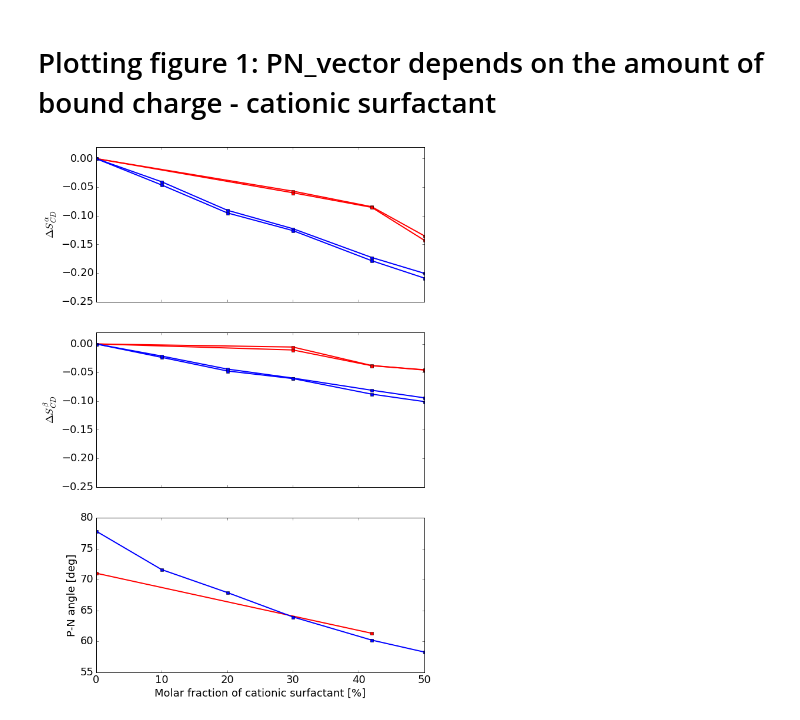
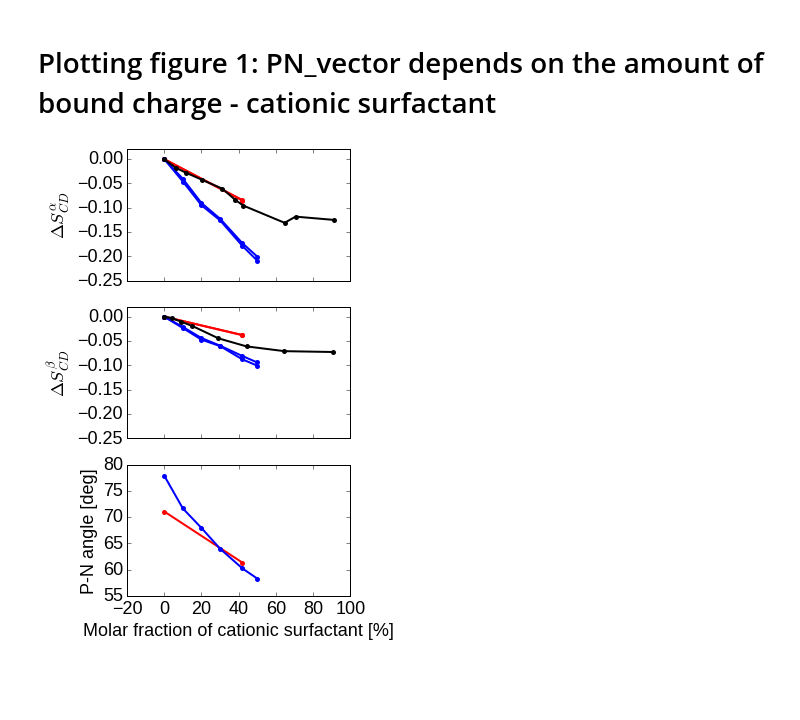
Before and after one commit to ohsOllila/NMRlipids_VI-NewIonModel, a Jupyter notebook: Fig/ipython_nb/Plot_PNs_OPs_L14_ECCLipid17_q80_sig89_surf.ipynb, the cells around one changed output. Saved outputs shown, nothing was run; the diff lists cells and outputs as text; code cells hidden in the pictures; blank space fills up the shorter version.

Commit message:
Improved figure with OP&PN changes to cationic surfactant - includes experimental data and changes fromat to eps.

```diff
--- a/Fig/ipython_nb/Plot_PNs_OPs_L14_ECCLipid17_q80_sig89_surf.ipynb
+++ b/Fig/ipython_nb/Plot_PNs_OPs_L14_ECCLipid17_q80_sig89_surf.ipynb
@@ -240,0 +181,23 @@ print pndata_l14
+# %%
+exp_filenames = []
+experiments = {}
+freq_to_scd = 0.00748
+# find files with the experimental values as read from figure4 in scherer89
+for f in locate("sceherer89fig4*C16.dat", root=os.curdir+"/../../../Data"):
+    exp_filenames.append(f)
+    freq_sign = 1.0
+    if "ALPHA" in f:
+        op_name = 'alpha'
+    elif "BETA" in f:
+        op_name = 'beta'
+        freq_sign = -1.0
+    else:
+        print "There's no string >ALPHA< nor >BETA< in file \n {}\n This should not happen, check code...".format(f)
+    # load data into numpy array: col0=c, col1=NMR_frequency
+    experiments[op_name] = np.loadtxt(f)
+    # convert col1 to contain S_CD with a correct sign -- this is specific to these data
+    experiments[op_name][:,1] *= freq_to_scd*freq_sign
+    # convert col0 to contain concentrations in %-unit
+    experiments[op_name][:,0] *= 100.0
+
+print experiments
@@ -241,13 +222,14 @@ print pndata_l14
 # %% [markdown]
 # Plotting figure 1: PN_vector depends on the amount of bound charge - cationic surfactant
 # %%
-font = {'family' : 'DejaVu',
+font = {'family' : 'Liberation Sans',
+        'style'  : 'normal',
         'weight' : 'normal',
         'size'   : 18}
 
 matplotlib.rc('font', **font)
 
-fig, axs = plt.subplots(nrows=3, ncols=1, sharex="all", figsize=[10,16], dpi=200)
+fig, axs = plt.subplots(nrows=3, ncols=1, sharex="all", figsize=[4,8], dpi=200)
 #fig.subplotpars.left = 0.3
 
 # give subplots human-redable names
@@ -267,7 +249,7 @@ dsb.set_ylabel(r'$\Delta S_{CD} ^{\beta}$')
 #xlabelsl.extend(range(2, 18))
 #ax.set_xticklabels(xlabelsl, rotation=0)
 
-for opsplot, c in zip([opsdata, opsdata_l14], ["red", "blue"]):
+for opsplot, c in zip([opsdata, opsdata_l14, experiments], ["red", "blue", "black"]):
     for key in opsplot.keys():
         yerror = 0.001
         do_delta = False
@@ -276,35 +258,41 @@ for opsplot, c in zip([opsdata, opsdata_l14], ["red", "blue"]):
             do_delta = True
             ylim = [-0.25, 0.02]
         elif key.startswith("beta"):
             iplt = 1
             do_delta = True
             ylim = [-0.25, 0.02]
         elif key.startswith("PN"):
             iplt = 2
             yerror = 0.15
             ylim = [55.0, 80.0]
         else:
             print "this should not happen, setting iplt = 2"
             iplt = 2
         ax = axs[iplt]
         ax.set_ylim(ylim)
-        opsplot[key].sort()
+        if isinstance(opsplot[key], list):
+            opsplot[key].sort()
+        else:
+            #print "this is not list, not sorting. It's likely the experimental data."
+            pass
         data = np.array(opsplot[key])
         if do_delta:
             data[:,1] -= data[0,1]
-        ax.errorbar(data[:,0], data[:,1], yerr=yerror, lw=2.0, marker='s', markersize=5, color=c) #, c=colour, lw=1.0, label=point_label)
+        #ax.errorbar(data[:,0], data[:,1], yerr=yerror, lw=2.0, marker='s', markersize=5, mew=0, color=c) #, c=colour, lw=1.0, label=point_label)
+        ax.plot(data[:,0], data[:,1], lw=2.0, marker='o', markersize=5, mew=0, color=c) #, c=colour, lw=1.0, label=point_label)
 
+#dsa.plot(data[:,0], data[:,1], lw=2.0, marker='s', markersize=5, mew=0, color=c) #, c=colour, lw=1.0, label=point_label)
 
 data = np.array(pndata)
 #pna.errorbar(data[:,0], data[:,1], yerr=0.15, lw=2.0, marker='s', markersize=5, color="red", label="ECC-lipids") #, c=colour, lw=1.0, label=point_label)
 data_l14 = np.array(pndata_l14)
 #pna.errorbar(data_l14[:,0], data_l14[:,1], yerr=0.15, lw=2.0, marker='s', markersize=5, color="blue", label="Lipid14") #, c=colour, lw=1.0, label=point_label)
 
 
 
 
-pna.legend(loc="upper right", markerscale=0.5, scatterpoints=4)
-plt.savefig("PN_angle_OrdPars-A-B_L14-ECCL17_q80_sig89_surf.png", dpi=200)
+#pna.legend(loc="upper right", markerscale=0.5, scatterpoints=4)
+plt.savefig("PN_angle_OrdPars-A-B_L14-ECCL17_q80_sig89_surf.eps", dpi=200, bbox_inches='tight')
 plt.show()
 # %% [output]
-[figure, old version]
+[figure, new version]
```
Also changed, not shown: parts of 12 cells of this notebook, 2 other files.
